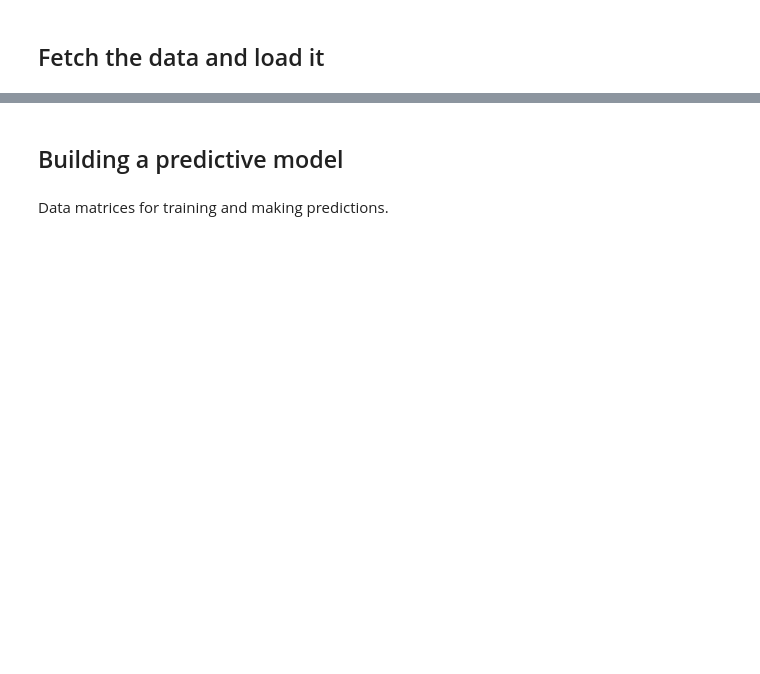
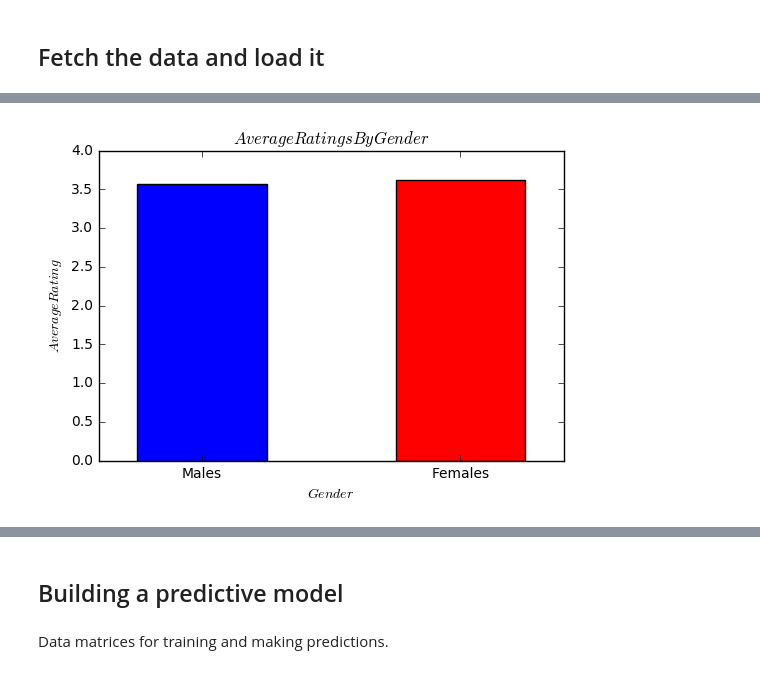
Before and after one commit to MehdiRc/LemonTeam, a Jupyter notebook: README.ipynb, the cells around one changed output, grey strips where cells are left out. Cells and saved outputs as stored; diff of their text form; code cells hidden in the pictures; blank space fills up the shorter version.

```diff
--- a/README.ipynb
+++ b/README.ipynb
@@ -32,0 +111,20 @@ data.describe()
+# %%
+males = np.array(data[data["gender_M"]==1])
+females = np.array(data[data["gender_F"]==1])
+
+averageMales=np.mean(males[:,-1])
+averageFemales=np.mean(females[:,-1])
+
+averageByGender=np.array([averageMales,averageFemales])
+averageByGender
+plt.figure()
+
+plt.bar(range(2),averageByGender , 0.5, color="br",align='center')
+plt.xticks(range(2), ["Males","Females"])
+
+plt.xlabel("$Gender$")
+plt.ylabel("$Average Rating$") #$$ change apearence of font
+plt.title("$Average Ratings By Gender$")
+plt.savefig("Average Ratings By Gender.png") #to save the file
+# %% [output]
+[figure, added]
```
Also changed, not shown: parts of 15 cells of this notebook.
